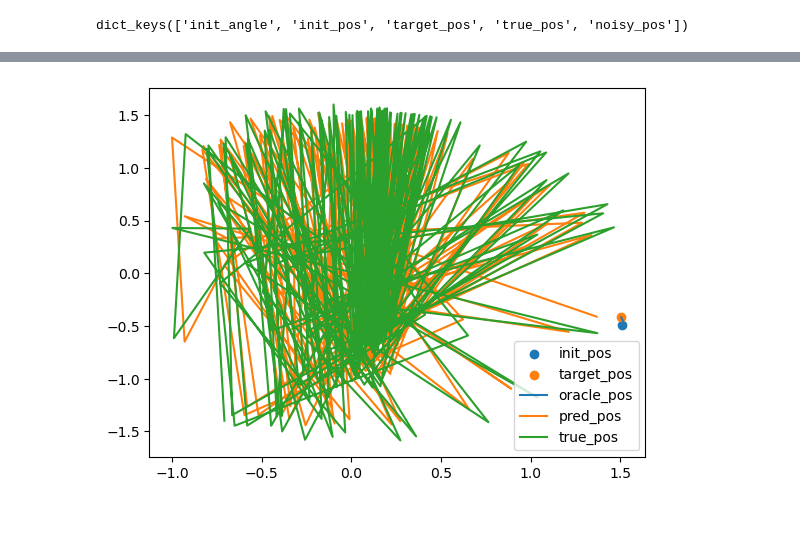
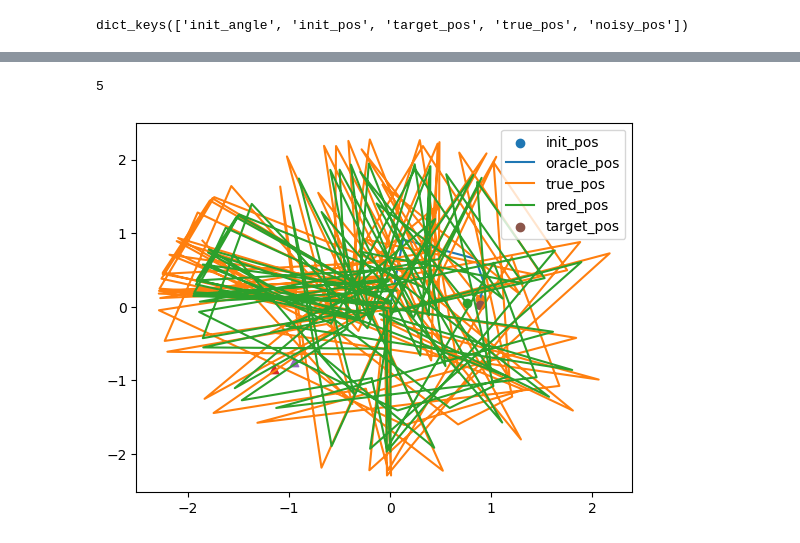
Before and after one commit to yunhao-tech/Sequantial-Monte-Carlo-project, a Jupyter notebook: two_link_arm_smcd.ipynb, the cells around one changed output, grey strips where cells are left out. Cells and saved outputs as stored; diff of their text form; code cells hidden in the pictures.

Commit message:
fix: normalize q into [0, 2pi] for convenience

```diff
--- a/two_link_arm_smcd.ipynb
+++ b/two_link_arm_smcd.ipynb
@@ -151,9 +151,12 @@ plot_trace(test_data[0], 0, 50)
 # %%
 def test_smcd(mask_per_task, n_tasks = -1):
-	trace_pred = [[] for i in range(len(test_data))]
-	trace_true = [[] for i in range(len(test_data))]
+	trace_pred = []
+	trace_true = []
+	criterion = nn.MSELoss()
 	with tqdm(test_data[0:n_tasks], unit='task')as tepoch:
 		for i, task in enumerate(tepoch):
+			trace_pred_i = np.array([])
+			trace_true_i = np.array([])
 			model = load_model()
 			q0 = task['init_angle'].to(dtype=torch.float32)
 			xg = task['target_pos']
@@ -162,17 +165,23 @@ def test_smcd(mask_per_task, n_tasks = -1):
 			q = q0
 			u = 0
 			l = dataset.l[i]
+			x0 = task['init_pos']
+			x0_pred = model(q0)
+			loss = criterion(x0_pred, x0)
+			print(loss)
 			for t in range(len(x_oracle)):
 				x_pred = model(q).detach()
+				x_true = fk(q, l)
 				# emit control from predicted position
 				u = pd(q, x_pred, xg, u, k=[1,1e-2], l=l)
 				q += u
-				# remember to normalize
-				q = np.mod(q, 2 * np.pi) - np.pi
+				# normalize
+				q = np.mod(q, 2 * np.pi)
 				# the system evolve subject to control and real setting
-				x_true = fk(q, l)
-				trace_pred[i].append(x_pred.numpy())
-				trace_true[i].append(x_true)
-	trace_pred = np.asarray(trace_pred)
-	trace_true = np.asarray(trace_true)
+				# print(x_pred)
+				# print(x_true)
+				trace_pred_i = np.append(trace_pred_i, x_pred.numpy(), axis=0)
+				trace_true_i = np.append(trace_true_i, x_true, axis=0)
+			trace_pred.append(trace_pred_i.reshape(-1,2))
+			trace_true.append(trace_true_i.reshape(-1,2))
 	return trace_pred, trace_true
@@ -179,2 +193,2 @@ def test_smcd(mask_per_task, n_tasks = -1):
 # %%
-trace_pred, trace_true = test_smcd(M_best_per_task, 100)
+trace_pred, trace_true = test_smcd(M_best_per_task, 5)
@@ -181,18 +201,26 @@ trace_pred, trace_true = test_smcd(M_best_per_task, 100)
+# %%
+trace_true[0].shape
+len(trace_true)
+# %% [output]
+5
 # %%
 def plot_trace(i, start=0, end=-1):
-	# init_pos = t['init_pos'].numpy()
 	t = test_data[i]
 	init_pos = t['init_pos'].numpy()
 	target_pos = t['target_pos'].numpy()
 	true_pos = t['true_pos'].numpy()
 	plt.figure()
 	plt.scatter(*init_pos, label='init_pos')
+	plt.scatter(*trace_true[i][start], marker='o')
+	plt.scatter(*trace_pred[i][start], marker='o')
+	plt.scatter(*trace_true[i][end], marker='^')
+	plt.scatter(*trace_pred[i][end], marker='^')
+	plt.plot(true_pos[start:end,0], true_pos[start:end,1], label='oracle_pos')
+	plt.plot(trace_true[i][start:end,0], trace_true[i][start:end,1], label='true_pos')
+	plt.plot(trace_pred[i][start:end,0], trace_pred[i][start:end,1], label='pred_pos')
 	plt.scatter(*target_pos, label='target_pos')
-	plt.plot(true_pos[start:end,0], true_pos[start:end,1], label='oracle_pos')
-	plt.plot(trace_pred[i][start:end,0], trace_pred[i][start:end,1], label='pred_pos')
-	plt.plot(trace_true[i][start:end,0], trace_true[i][start:end,1], label='true_pos')
 	plt.legend()
-# %%
-plot_trace(9)
-# %% [output]
-[figure, removed]
+# %%
+plot_trace(2, 0, 100)
+# %% [output]
+[figure, added]
```
Also changed, not shown: parts of 4 cells of this notebook, 5 other files.
